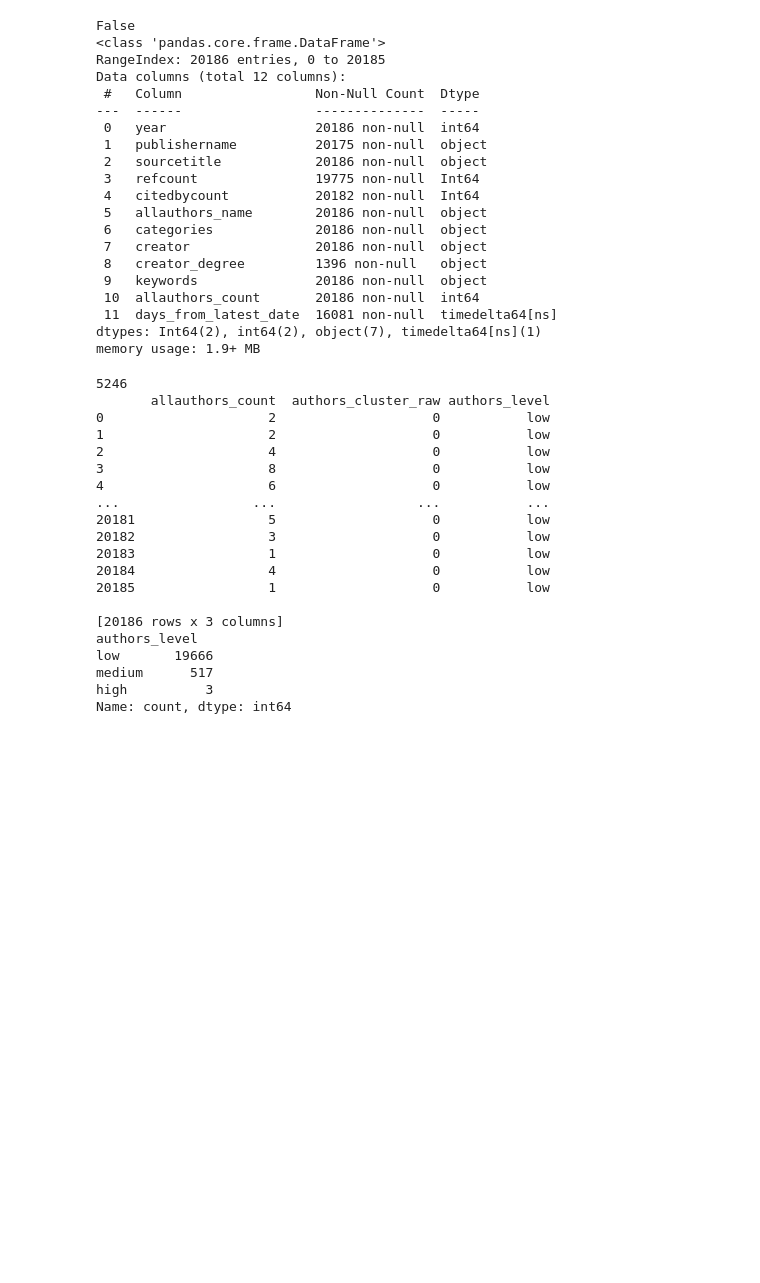
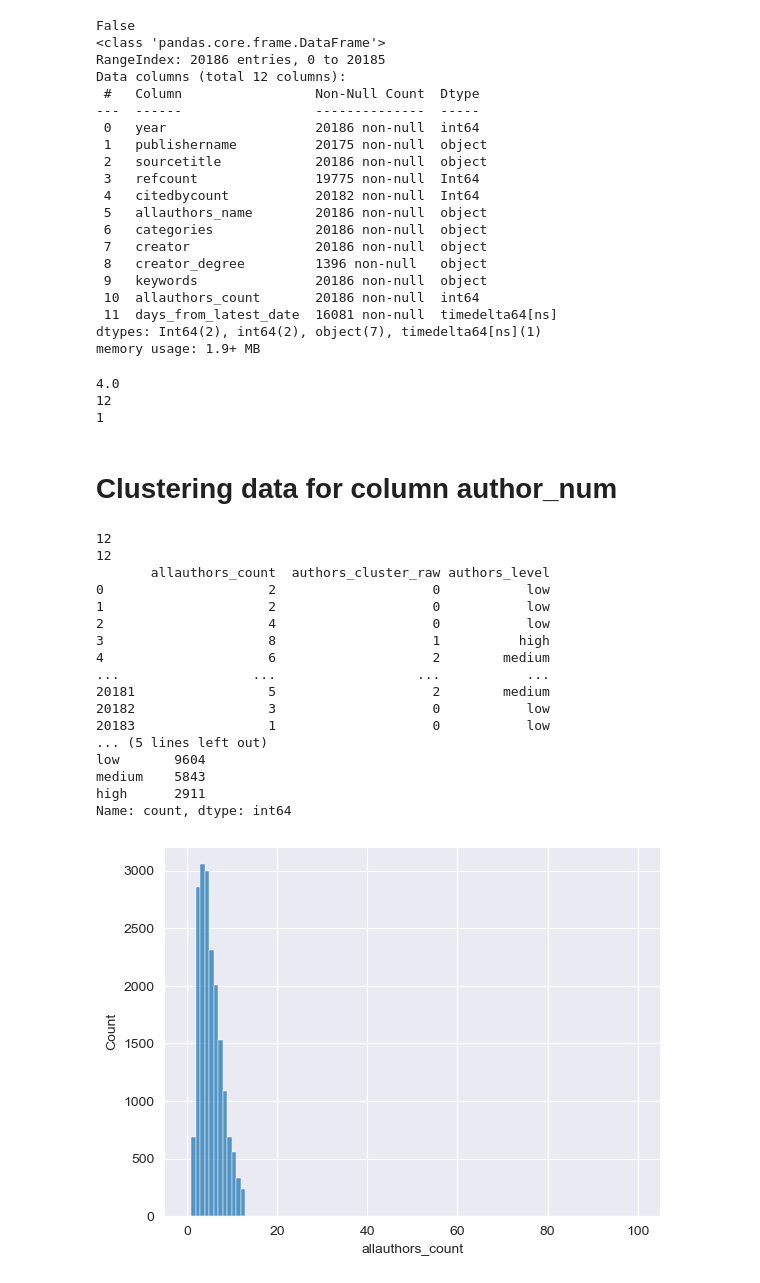
Before and after one commit to Wittapatch/DataSci_Final_Project, a Jupyter notebook: test3.ipynb, the cells around one changed output. Cells and saved outputs as stored; diff of their text form; code cells hidden in the pictures; blank space fills up the shorter version.

Commit message:
add markdown structure and clean allauthor_counts column

```diff
--- a/test3.ipynb
+++ b/test3.ipynb
@@ -457,6 +462,20 @@ Data columns (total 12 columns):
  11  days_from_latest_date  16081 non-null  timedelta64[ns]
 dtypes: Int64(2), int64(2), object(7), timedelta64[ns](1)
 memory usage: 1.9+ MB
+# %%
+#Remove outliers using 1.5 IQR method and drop missing value
+df_clean = df_clean[df_clean["allauthors_count"].notna()]
+
+iqr=df_clean["allauthors_count"].quantile(0.75)-df_clean["allauthors_count"].quantile(0.25)
+min_boundary = df_clean["allauthors_count"].quantile(0.25)-1.5*iqr
+max_boundary = df_clean["allauthors_count"].quantile(0.75)+1.5*iqr
+df_clean = df_clean[(df_clean["allauthors_count"]<max_boundary) & (df_clean["allauthors_count"]>min_boundary)]
+# %% [output]
+4.0
+12
+1
+# %% [markdown]
+# Clustering data for column author_num
 # %%
 import numpy as np
 from sklearn.cluster import KMeans
@@ -464,43 +483,45 @@ from sklearn.cluster import KMeans
 
 # --- 1) KMeans on one column (number of authors) ---
 X_auth = df_clean[["allauthors_count"]].values    # shape (n_samples, 1)
+
+print(X_auth.max())
+
+sns.histplot(df_clean[["allauthors_count"]],x="allauthors_count",stat="count",bins=100,binwidth=1,binrange=(0,100))
 
 kmeans = KMeans(n_clusters=3, random_state=42, n_init=10)
 df_clean["authors_cluster_raw"] = kmeans.fit_predict(X_auth)   # values like 0,1,2
 
 # --- 2) Sort clusters by center so we can say low/medium/high ---
 centers = kmeans.cluster_centers_.flatten()             # length 3
 order   = np.argsort(centers)                           # index of small → large
 
 cluster_id_to_label = {
     order[0]: "low",
     order[1]: "medium",
     order[2]: "high"
 }
 
 df_clean["authors_level"] = df_clean["authors_cluster_raw"].map(cluster_id_to_label)
 
 print(df_clean["allauthors_count"].max())
 print(df_clean[["allauthors_count", "authors_cluster_raw", "authors_level"]])
 print(df_clean["authors_level"].value_counts())
 # %% [output]
-5246
+12
+12
        allauthors_count  authors_cluster_raw authors_level
 0                     2                    0           low
 1                     2                    0           low
 2                     4                    0           low
-3                     8                    0           low
-4                     6                    0           low
+3                     8                    1          high
+4                     6                    2        medium
 ...                 ...                  ...           ...
-20181                 5                    0           low
+20181                 5                    2        medium
 20182                 3                    0           low
 20183                 1                    0           low
-20184                 4                    0           low
-20185                 1                    0           low
-
-[20186 rows x 3 columns]
-authors_level
-low       19666
-medium      517
-high          3
+... (5 lines left out)
+low       9604
+medium    5843
+high      2911
 Name: count, dtype: int64
+[figure, added]
```
Also changed, not shown: parts of 5 cells of this notebook.
